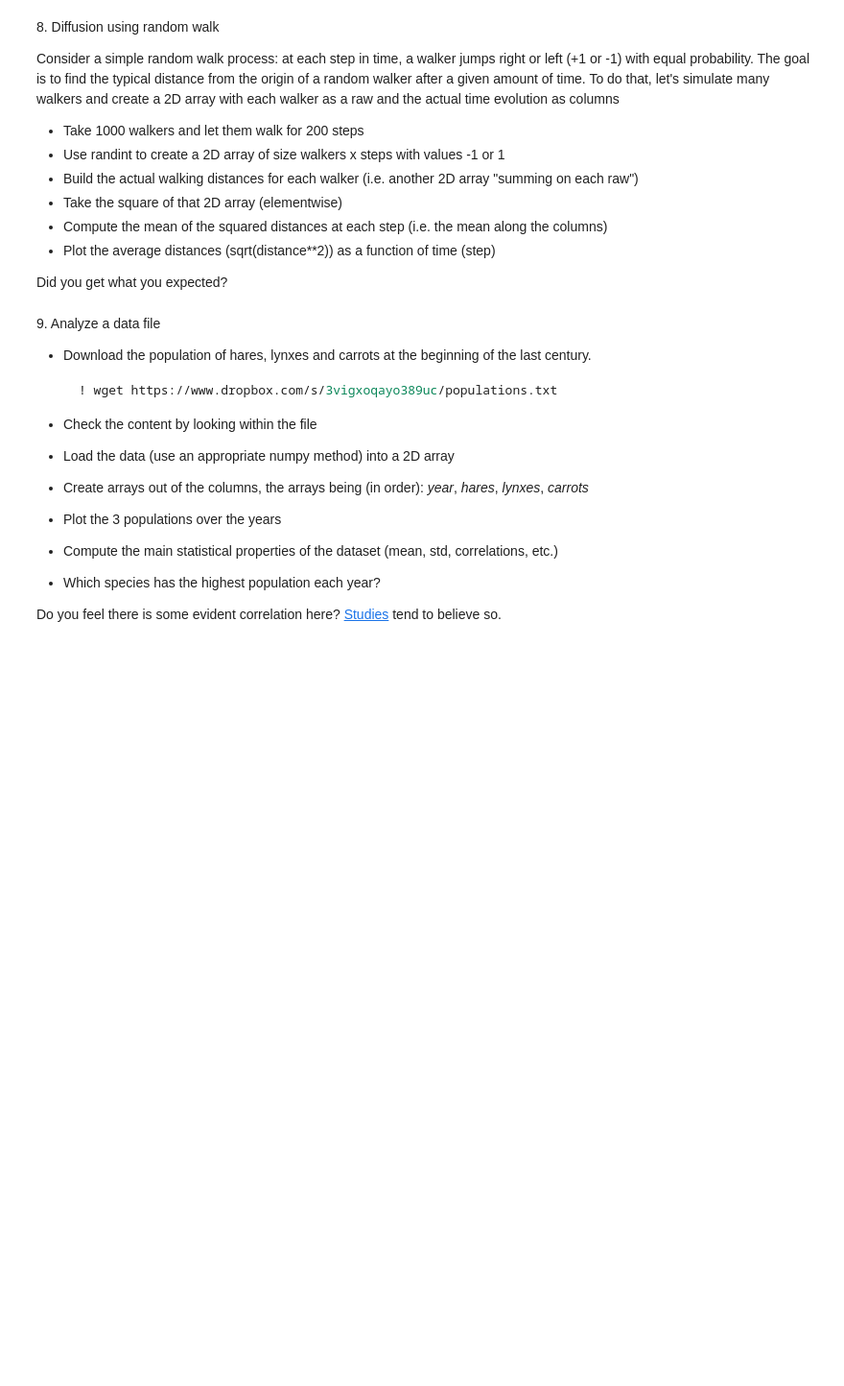
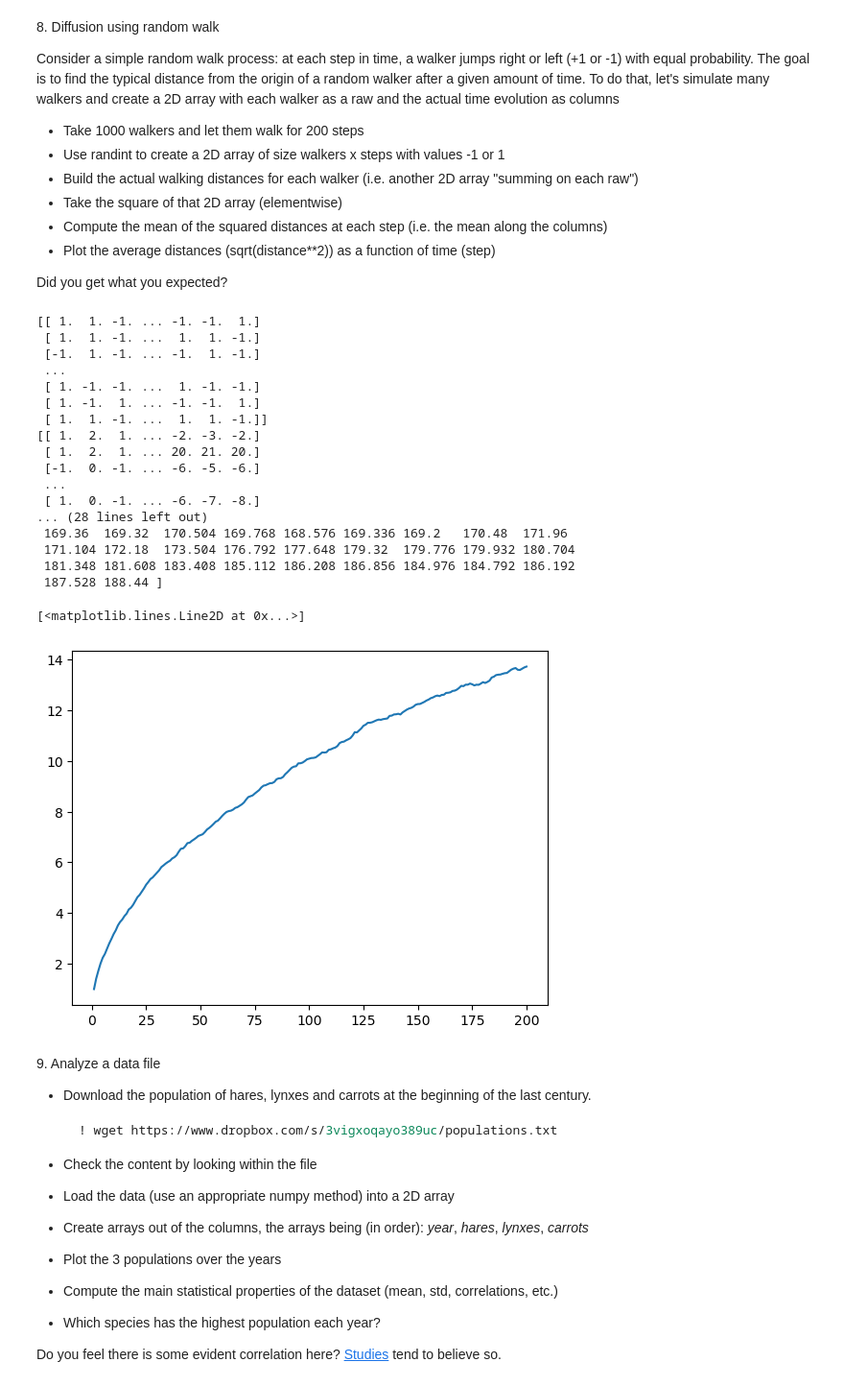
Before and after one commit to androjaslo/LaboratoryOfComputationalPhysics_Y8, a Jupyter notebook: 04ex_Numpy.ipynb, the cells around one changed output. Shown at 96% size. Cells and saved outputs as stored; diff of their text form; code cells hidden in the pictures; blank space fills up the shorter version.

```diff
--- a/04ex_Numpy.ipynb
+++ b/04ex_Numpy.ipynb
@@ -272,6 +285,73 @@ To do that, let's simulate many walkers and create a 2D array with each walker a
   * Plot the average distances (sqrt(distance\*\*2)) as a function of time (step)
 
 Did you get what you expected?
+# %%
+import numpy  as np
+import numpy.random as npr
+import matplotlib.pyplot as plt
+npr.seed(81)
+a=np.arange(1,201)
+def valores(x):
+    x=0
+    for q in range(200):
+        a=npr.random()
+        if a>=0.5:
+            a=1
+        else:
+            a=-1
+        x+=a
+        q+=1
+    return x
+b=[valores(i) for i in a]
+mat=[a,b]
+#print(mat)
+
+c=np.zeros(200000).reshape(1000,200)
+c.shape
+def valores2(matriz):
+    for i in range(matriz.shape[0]):
+        for j in range(matriz.shape[1]):
+            a=npr.random()
+            if a<=0.5:
+                matriz[i][j]=-1
+            else:
+                matriz[i][j]=1.
+    return matriz
+k=valores2(c)
+print(k)
+
+sumas=np.cumsum(k,axis=1)# Sobre las filas
+print(sumas)
+cuadrados=sumas**2
+print(cuadrados)
+mean_values=np.mean(cuadrados,axis=0)
+print(mean_values)
+sqrtt=mean_values**0.5
+
+mean_values.shape
+plt.figure()
+plt.plot(a,sqrtt,'-',label='Mean squared displacement')
+#plt.xlabel('Number of steps')
+# %% [output]
+[[ 1.  1. -1. ... -1. -1.  1.]
+ [ 1.  1. -1. ...  1.  1. -1.]
+ [-1.  1. -1. ... -1.  1. -1.]
+ ...
+ [ 1. -1. -1. ...  1. -1. -1.]
+ [ 1. -1.  1. ... -1. -1.  1.]
+ [ 1.  1. -1. ...  1.  1. -1.]]
+[[ 1.  2.  1. ... -2. -3. -2.]
+ [ 1.  2.  1. ... 20. 21. 20.]
+ [-1.  0. -1. ... -6. -5. -6.]
+ ...
+ [ 1.  0. -1. ... -6. -7. -8.]
+... (28 lines left out)
+ 169.36  169.32  170.504 169.768 168.576 169.336 169.2   170.48  171.96
+ 171.104 172.18  173.504 176.792 177.648 179.32  179.776 179.932 180.704
+ 181.348 181.608 183.408 185.112 186.208 186.856 184.976 184.792 186.192
+ 187.528 188.44 ]
+[<matplotlib.lines.Line2D at 0x...>]
+[figure, added]
 # %% [markdown]
 9\. Analyze a data file
   * Download the population of hares, lynxes and carrots at the beginning of the last century.
```
Also changed, not shown: parts of 2 cells of this notebook.
